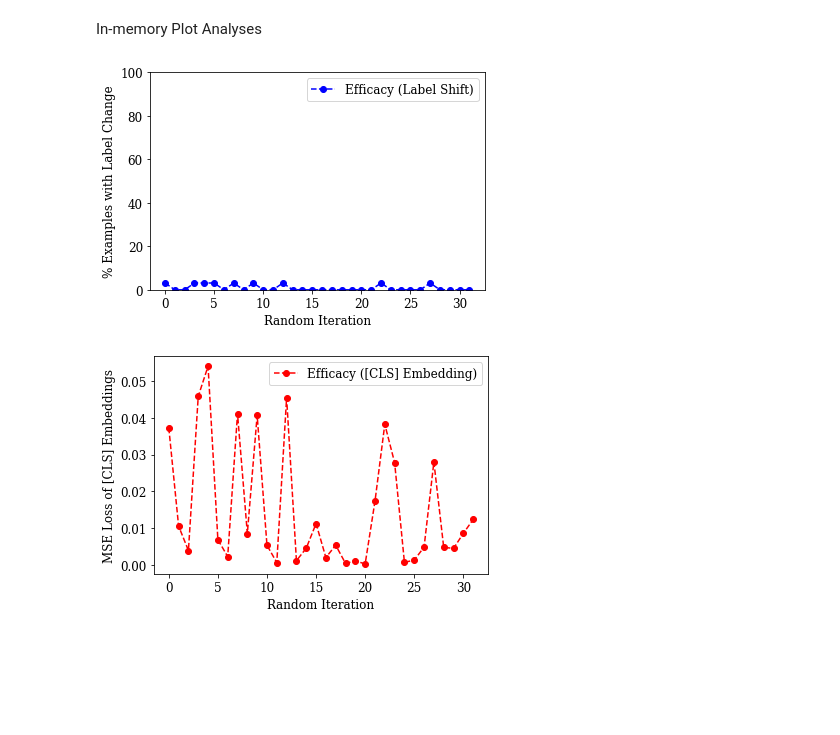
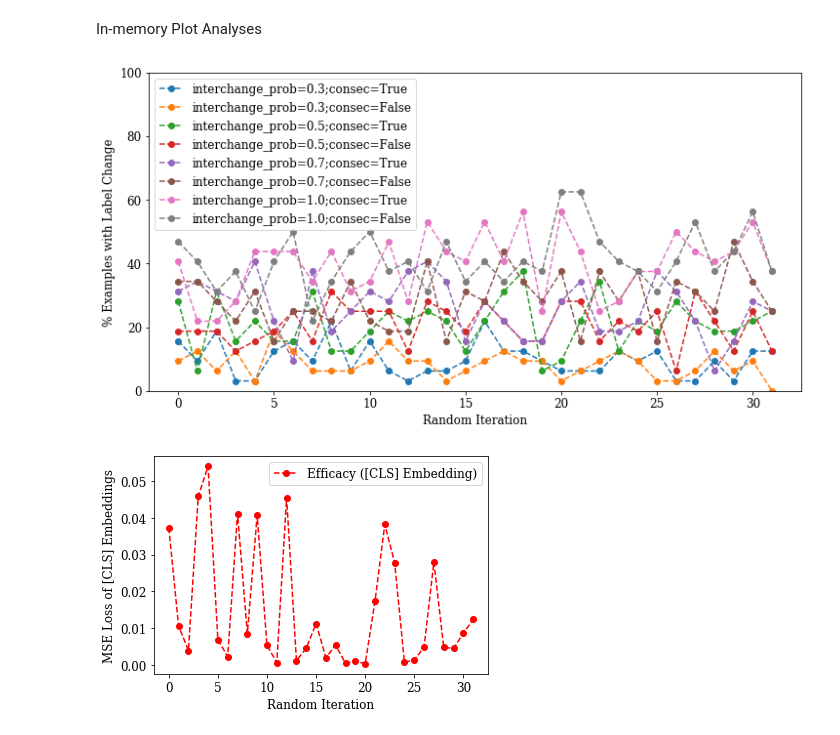
Before and after one commit to frankaging/Causal-Distill-XXS, a Jupyter notebook: Distillation-Effects.ipynb, the cells around one changed output. Drawn from its saved outputs; the diff is of its cells as text; code cells hidden in the pictures; blank space fills up the shorter version.

```diff
--- a/Distillation-Effects.ipynb
+++ b/Distillation-Effects.ipynb
@@ -198,2 +203,8 @@ distiller = TaskSpecificCausalDistiller(
+# %%
+saved_results = {}
+# %%
+distiller.interchange_prop = 1.0
+distiller.interchange_consecutive_only = False
+saved_results[(distiller.interchange_prop, distiller.interchange_consecutive_only)] = None
 # %% [markdown]
 Causal Effect with the Teacher Model
@@ -277,23 +283,26 @@ for batch in iter_bar:
 
         efficacy_acc += [effective_acc*100]
         efficacy_emb += [effective_emb]
+saved_results[(distiller.interchange_prop, distiller.interchange_consecutive_only)] = efficacy_acc
 # %% [markdown]
 In-memory Plot Analyses
 # %%
 plt.rcParams["font.family"] = "DejaVu Serif"
 font = {'family' : 'DejaVu Serif',
         'size'   : 12}
 plt.rc('font', **font)
 with plt.rc_context({'axes.edgecolor':'black', 'xtick.color':'black', 'ytick.color':'black', 'figure.facecolor':'white'}):
-
-    plt.plot(efficacy_acc, '--bo', label='Efficacy (Label Shift)')
+    fig = plt.figure(figsize=(12, 6))
+    for k, v in saved_results.items():
+        plt.plot(v, '--o', label=f'interchange_prob={k[0]};consec={k[1]}')
     plt.ylim(0,100)
     plt.ylabel("% Examples with Label Change", fontsize=12)
     plt.xlabel("Random Iteration", fontsize=12)
     plt.legend()
-    plt.savefig("./figures/iit_efficacy_label.png",dpi=1000, bbox_inches='tight')
+    # plt.savefig("./figures/iit_efficacy_label.png",dpi=1000, bbox_inches='tight')
+    plt.show()
 # %% [output]
-[figure, old version]
+[figure, new version]
 # %%
 plt.rcParams["font.family"] = "DejaVu Serif"
 font = {'family' : 'DejaVu Serif',
```
Also changed, not shown: parts of 2 cells of this notebook, 1 other file.
